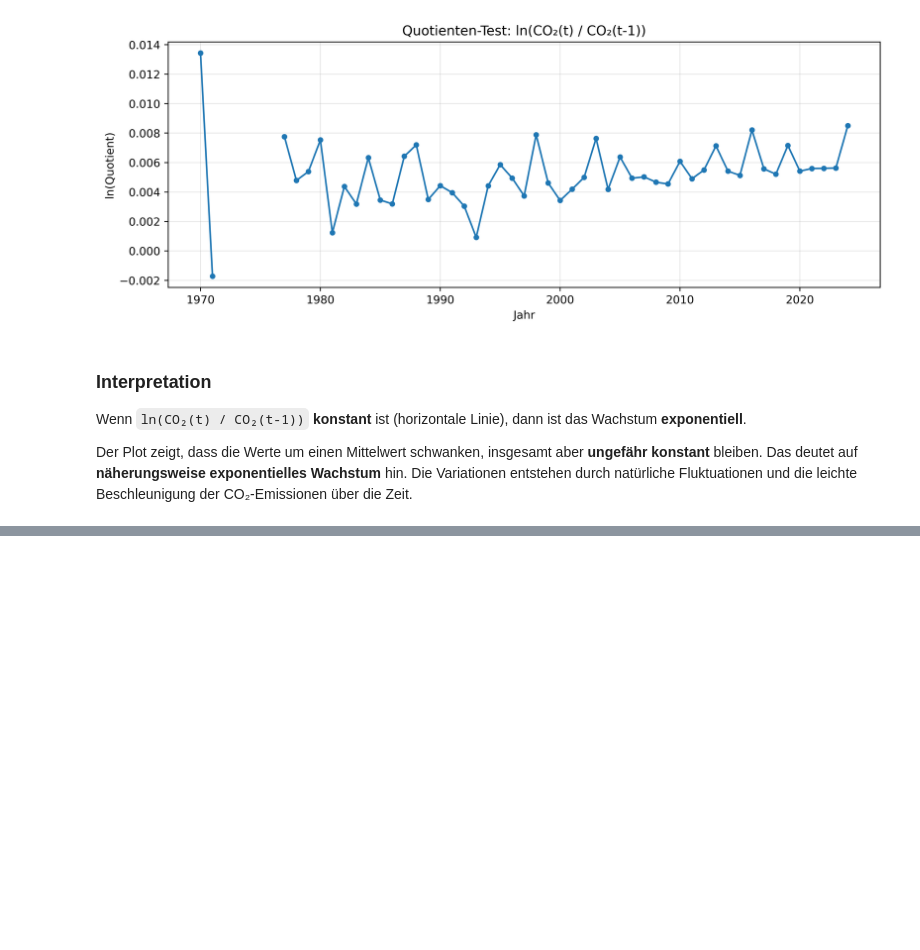
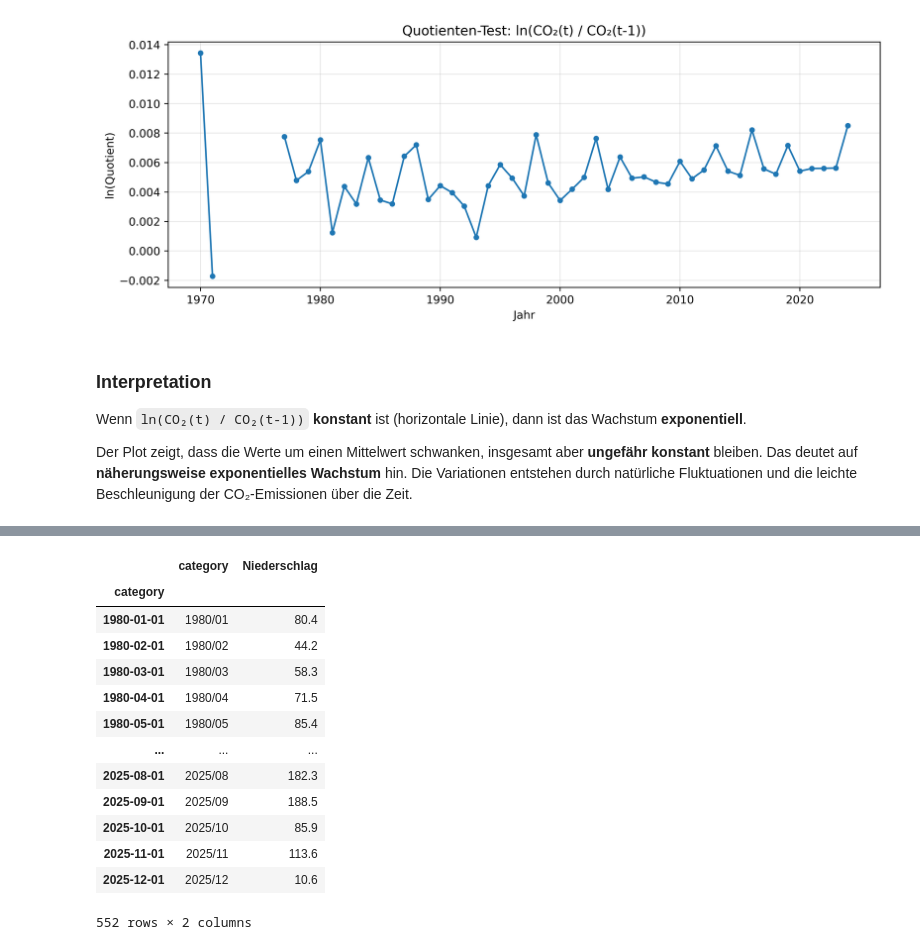
Before and after one commit to hagen-o/Umweltmonitoring-AB3, a Jupyter notebook: AB3_Bearbeitung.ipynb, the cells around one changed output, grey strips where cells are left out. Drawn from its saved outputs; the diff is of its cells as text; code cells hidden in the pictures; blank space fills up the shorter version.

```diff
--- a/AB3_Bearbeitung.ipynb
+++ b/AB3_Bearbeitung.ipynb
@@ -285,0 +316,17 @@ Der Plot zeigt, dass die Werte um einen Mittelwert schwanken, insgesamt aber **u
+# %%
+df_freiburg
+# %% [output]
+|  | category | Niederschlag |
+| category |  |  |
+| 1980-01-01 | 1980/01 | 80.4 |
+| 1980-02-01 | 1980/02 | 44.2 |
+| 1980-03-01 | 1980/03 | 58.3 |
+| 1980-04-01 | 1980/04 | 71.5 |
+| 1980-05-01 | 1980/05 | 85.4 |
+| ... | ... | ... |
+| 2025-08-01 | 2025/08 | 182.3 |
+| 2025-09-01 | 2025/09 | 188.5 |
+| 2025-10-01 | 2025/10 | 85.9 |
+| 2025-11-01 | 2025/11 | 113.6 |
+| 2025-12-01 | 2025/12 | 10.6 |
+552 rows × 2 columns
```
Also changed, not shown: parts of 8 cells of this notebook, 1 other file.
